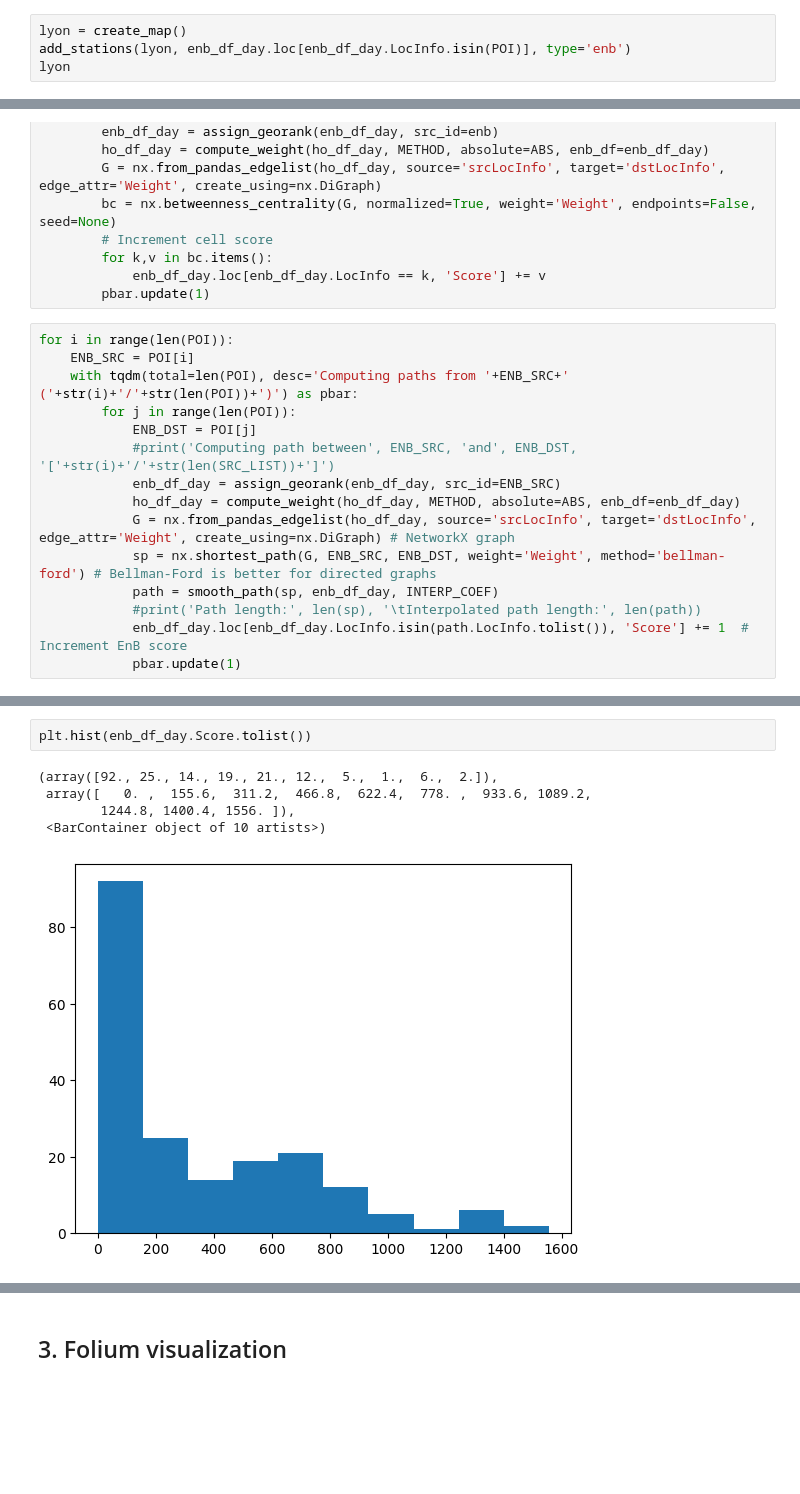
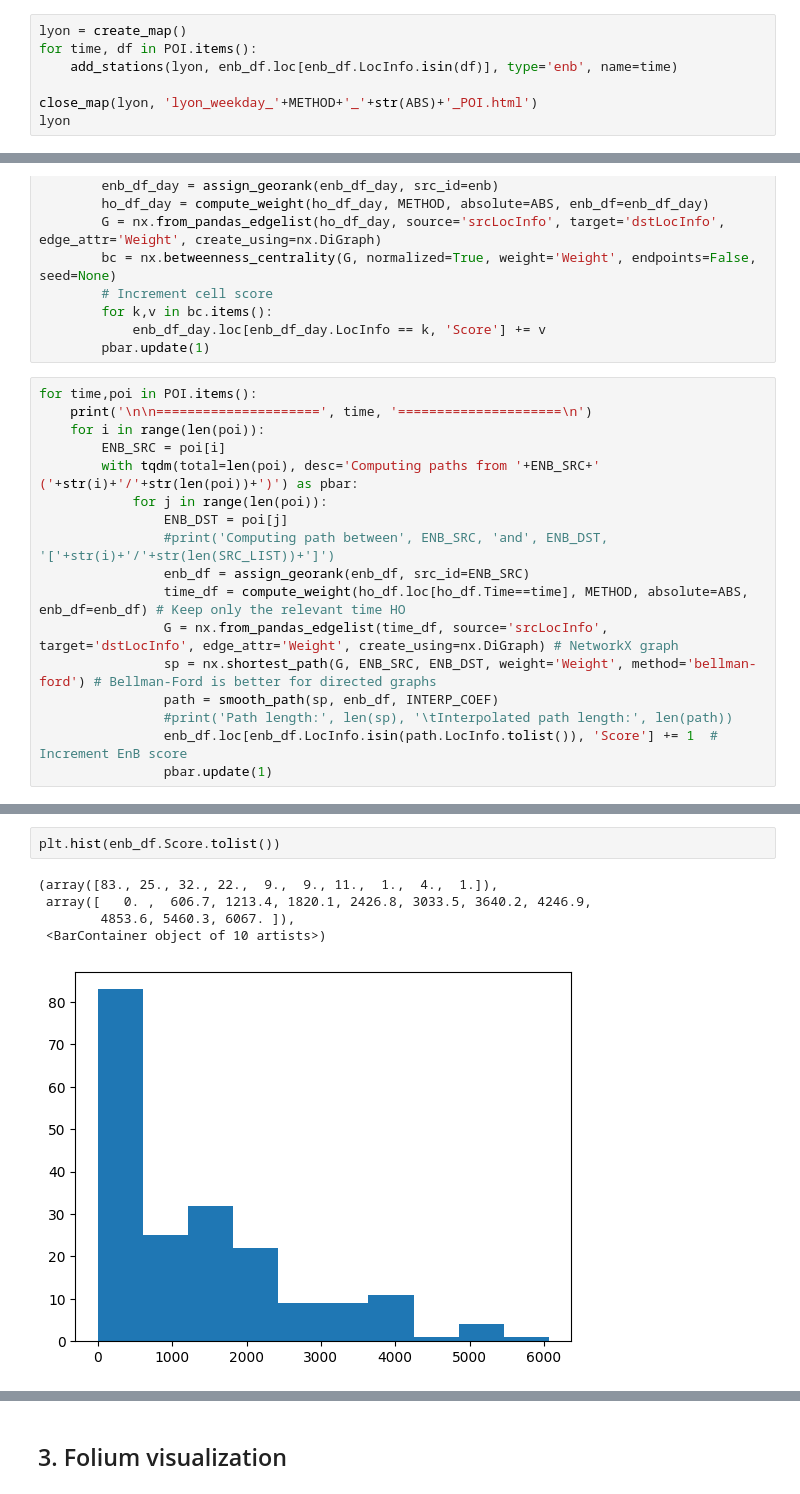
Before and after one commit to eakopyan/Popular-paths, a Jupyter notebook: HOProcess_v2/city_analysis_daytime_weekend.ipynb, the cells around one changed output, grey strips where cells are left out. Drawn from its saved outputs; the diff is of its cells as text; blank space fills up the shorter version.

Commit message:
New weekday data

```diff
--- a/HOProcess_v2/city_analysis_daytime_weekend.ipynb
+++ b/HOProcess_v2/city_analysis_daytime_weekend.ipynb
@@ -472,6 +480,9 @@ Number of POI: 74
 # %%
 lyon = create_map()
-add_stations(lyon, enb_df_day.loc[enb_df_day.LocInfo.isin(POI)], type='enb')
+for time, df in POI.items():
+    add_stations(lyon, enb_df.loc[enb_df.LocInfo.isin(df)], type='enb', name=time)
+
+close_map(lyon, 'lyon_weekday_'+METHOD+'_'+str(ABS)+'_POI.html')
 lyon
 # %% [output]
 Creating base station map...
@@ -495,17 +510,19 @@ with tqdm(total=len(enb_list), desc='EnB BC computation') as pbar:
             enb_df_day.loc[enb_df_day.LocInfo == k, 'Score'] += v
         pbar.update(1)
 # %%
-for i in range(len(POI)):
-    ENB_SRC = POI[i]
-    with tqdm(total=len(POI), desc='Computing paths from '+ENB_SRC+' ('+str(i)+'/'+str(len(POI))+')') as pbar:
-        for j in range(len(POI)):
-            ENB_DST = POI[j]
-            #print('Computing path between', ENB_SRC, 'and', ENB_DST, '['+str(i)+'/'+str(len(SRC_LIST))+']')
-            enb_df_day = assign_georank(enb_df_day, src_id=ENB_SRC)
-            ho_df_day = compute_weight(ho_df_day, METHOD, absolute=ABS, enb_df=enb_df_day)
-            G = nx.from_pandas_edgelist(ho_df_day, source='srcLocInfo', target='dstLocInfo', edge_attr='Weight', create_using=nx.DiGraph) # NetworkX graph
-            sp = nx.shortest_path(G, ENB_SRC, ENB_DST, weight='Weight', method='bellman-ford') # Bellman-Ford is better for directed graphs
-            path = smooth_path(sp, enb_df_day, INTERP_COEF)
-            #print('Path length:', len(sp), '\tInterpolated path length:', len(path))
-            enb_df_day.loc[enb_df_day.LocInfo.isin(path.LocInfo.tolist()), 'Score'] += 1  # Increment EnB score
-            pbar.update(1)
+for time,poi in POI.items():
+    print('\n\n=====================', time, '=====================\n')
+    for i in range(len(poi)):
+        ENB_SRC = poi[i]
+        with tqdm(total=len(poi), desc='Computing paths from '+ENB_SRC+' ('+str(i)+'/'+str(len(poi))+')') as pbar:
+            for j in range(len(poi)):
+                ENB_DST = poi[j]
+                #print('Computing path between', ENB_SRC, 'and', ENB_DST, '['+str(i)+'/'+str(len(SRC_LIST))+']')
+                enb_df = assign_georank(enb_df, src_id=ENB_SRC)
+                time_df = compute_weight(ho_df.loc[ho_df.Time==time], METHOD, absolute=ABS, enb_df=enb_df) # Keep only the relevant time HO
+                G = nx.from_pandas_edgelist(time_df, source='srcLocInfo', target='dstLocInfo', edge_attr='Weight', create_using=nx.DiGraph) # NetworkX graph
+                sp = nx.shortest_path(G, ENB_SRC, ENB_DST, weight='Weight', method='bellman-ford') # Bellman-Ford is better for directed graphs
+                path = smooth_path(sp, enb_df, INTERP_COEF)
+                #print('Path length:', len(sp), '\tInterpolated path length:', len(path))
+                enb_df.loc[enb_df.LocInfo.isin(path.LocInfo.tolist()), 'Score'] += 1  # Increment EnB score
+                pbar.update(1)
@@ -512,8 +534,8 @@ for i in range(len(POI)):
 # %%
-plt.hist(enb_df_day.Score.tolist())
+plt.hist(enb_df.Score.tolist())
 # %% [output]
-(array([92., 25., 14., 19., 21., 12.,  5.,  1.,  6.,  2.]),
- array([   0. ,  155.6,  311.2,  466.8,  622.4,  778. ,  933.6, 1089.2,
-        1244.8, 1400.4, 1556. ]),
+(array([83., 25., 32., 22.,  9.,  9., 11.,  1.,  4.,  1.]),
+ array([   0. ,  606.7, 1213.4, 1820.1, 2426.8, 3033.5, 3640.2, 4246.9,
+        4853.6, 5460.3, 6067. ]),
  <BarContainer object of 10 artists>)
-[figure, old version]
+[figure, new version]
```
Also changed, not shown: parts of 7 cells of this notebook, 2 other files.
